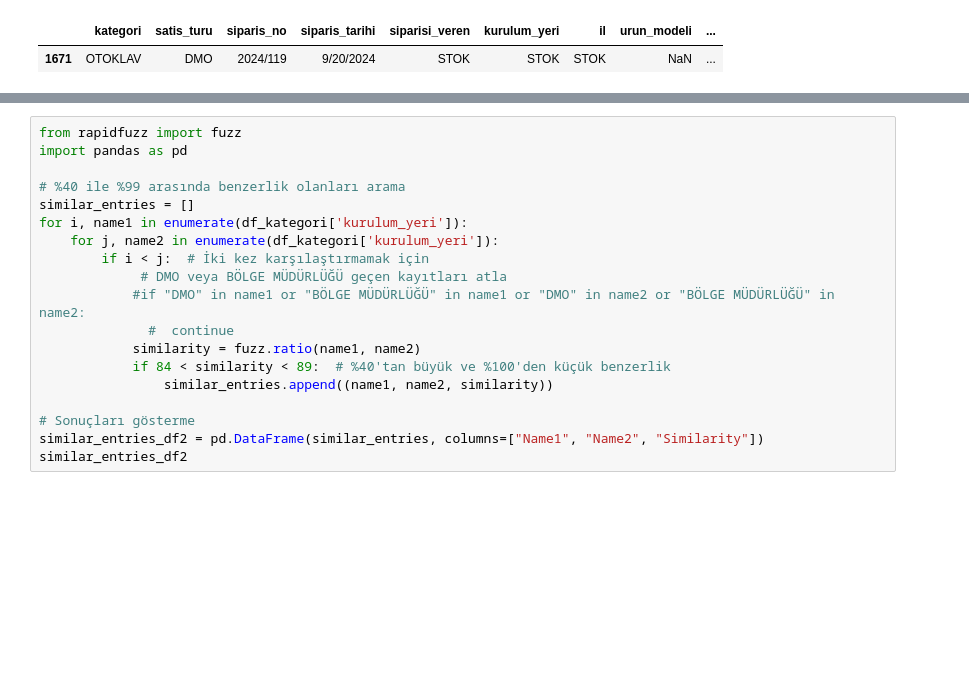
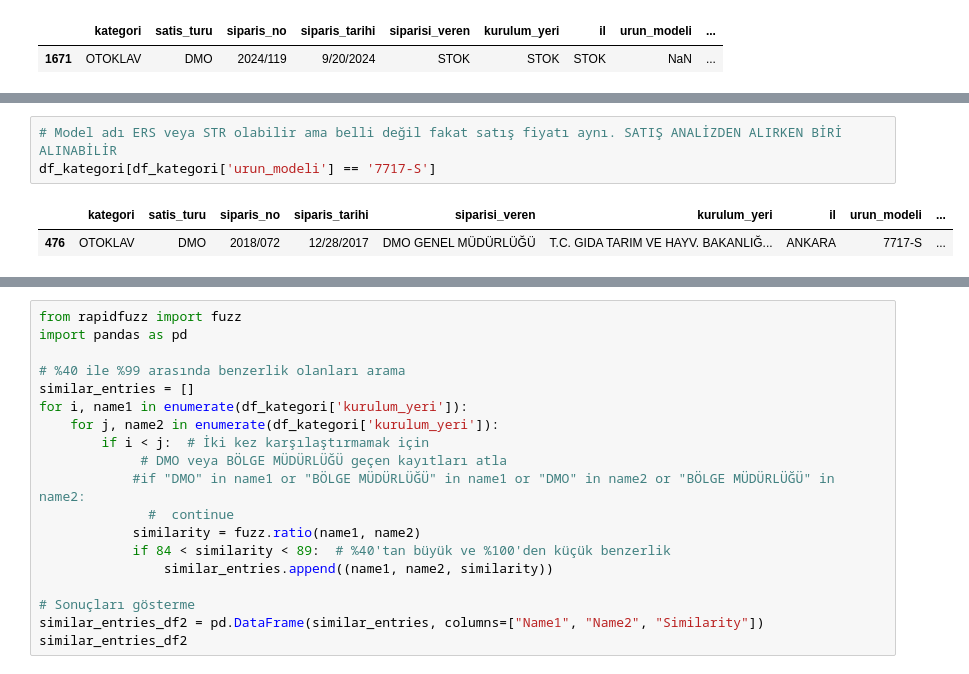
Before and after one commit to Duygu-Jones/LLM_Playground, a Jupyter notebook: 01_EDA/KATEGORILER/01_Otoklav_Oksijen/FNur/FNUR_EDA_NOTEBOOK_OTOKLAV_OKSIJEN_SATIS.ipynb, the cells around one changed output, grey strips where cells are left out. Saved outputs shown, nothing was run; the diff lists cells and outputs as text; blank space fills up the shorter version.

```diff
--- a/01_EDA/KATEGORILER/01_Otoklav_Oksijen/FNur/FNUR_EDA_NOTEBOOK_OTOKLAV_OKSIJEN_SATIS.ipynb
+++ b/01_EDA/KATEGORILER/01_Otoklav_Oksijen/FNur/FNUR_EDA_NOTEBOOK_OTOKLAV_OKSIJEN_SATIS.ipynb
@@ -880,0 +960,6 @@ df_kategori[df_kategori['urun_adi'] == '840 LT ÇİFT KAPILI OTOKLAV CİHAZI']
+# %%
+# Model adı ERS veya STR olabilir ama belli değil fakat satış fiyatı aynı. SATIŞ ANALİZDEN ALIRKEN BİRİ ALINABİLİR
+df_kategori[df_kategori['urun_modeli'] == '7717-S']
+# %% [output]
+|  | kategori | satis_turu | siparis_no | siparis_tarihi | siparisi_veren | kurulum_yeri | il | urun_modeli | ... |
+| 476 | OTOKLAV | DMO | 2018/072 | 12/28/2017 | DMO GENEL MÜDÜRLÜĞÜ | T.C. GIDA TARIM VE HAYV. BAKANLIĞ... | ANKARA | 7717-S | ... |
```
Also changed, not shown: parts of 23 cells of this notebook.
